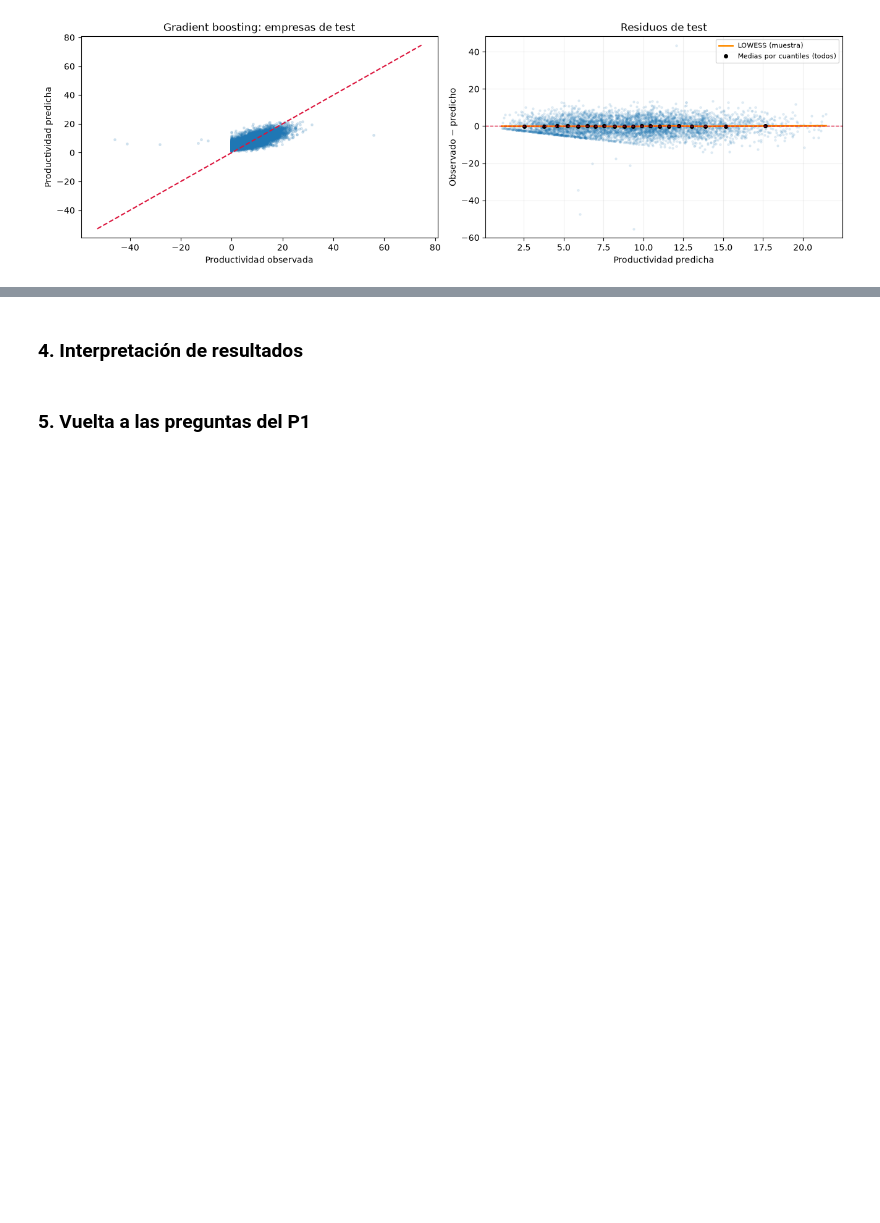
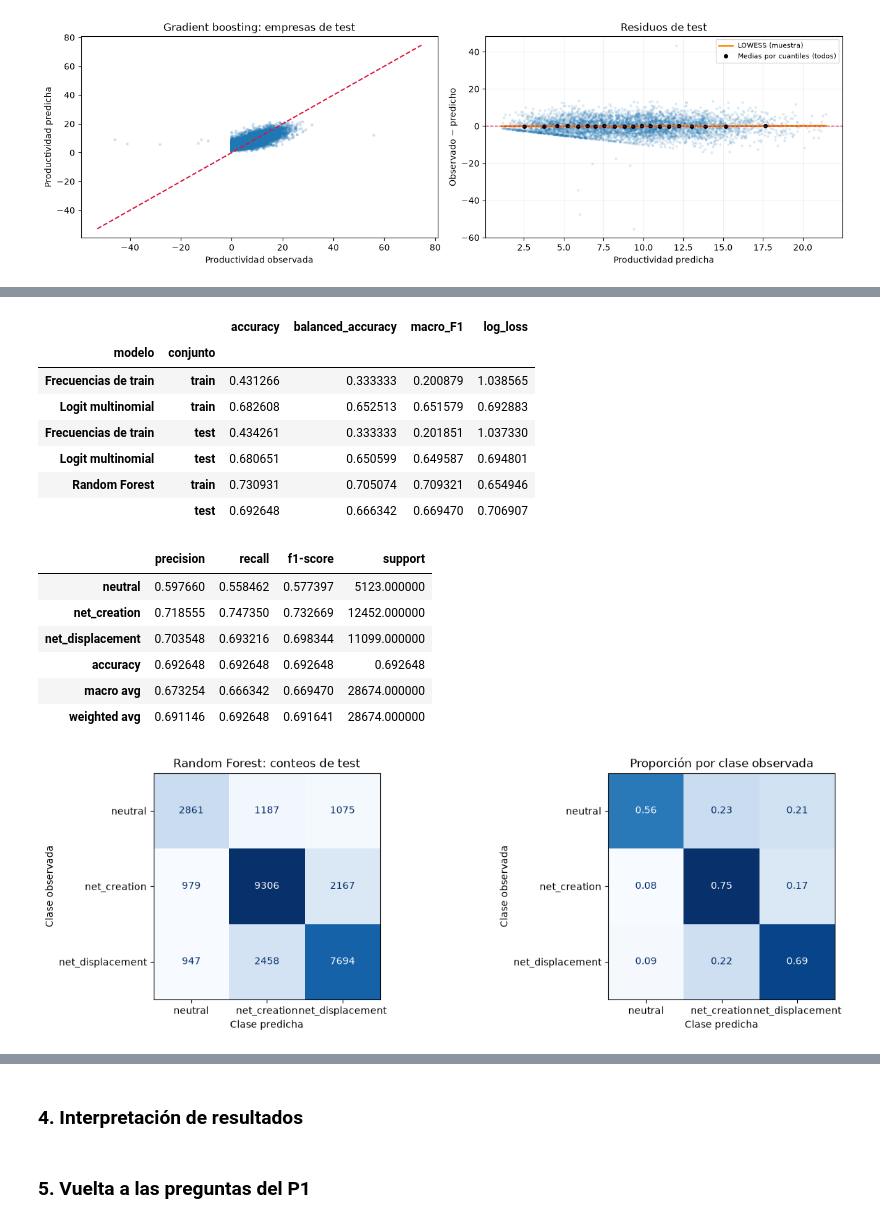
Before and after one commit to Ericsig/DiploDatos, a Jupyter notebook: notebook/modelado.ipynb, the cells around one changed output, grey strips where cells are left out. Drawn from its saved outputs; the diff is of its cells as text; code cells hidden in the pictures; blank space fills up the shorter version.

```diff
--- a/notebook/modelado.ipynb
+++ b/notebook/modelado.ipynb
@@ -1113,0 +1515,61 @@ La evaluación corresponde a empresas nuevas en períodos representados por trai
+# %%
+# sklearn ordena las clases alfabéticamente; reordenamos las probabilidades
+# al orden explícito de H3 antes de compararlas con las del multinomial.
+orden_prob_h3_rf = [list(modelo_h3_rf.classes_).index(c) for c in clases_h3_rf]
+predicciones_h3_rf = {}
+filas_metricas_h3_rf = []
+for conjunto, X, y in [('train', X_train_h3_rf, y_train_h3_rf),
+                      ('test', X_test_h3_rf, y_test_h3_rf)]:
+    with threadpool_limits(limits=2):
+        p = modelo_h3_rf.predict_proba(X)[:, orden_prob_h3_rf]
+    assert p.shape == (len(y), 3) and np.isfinite(p).all()
+    assert ((p >= 0) & (p <= 1)).all()
+    np.testing.assert_allclose(p.sum(axis=1), 1.0, atol=1e-10)
+    predicciones_h3_rf[conjunto] = pd.DataFrame(p, index=X.index, columns=clases_h3_rf)
+    pred = np.asarray(clases_h3_rf)[p.argmax(axis=1)]
+    y_codigo = y.map({c: j for j, c in enumerate(clases_h3_rf)}).astype(int)
+    filas_metricas_h3_rf.append({
+        'modelo': 'Random Forest', 'conjunto': conjunto,
+        'accuracy': accuracy_score(y, pred),
+        'balanced_accuracy': balanced_accuracy_score(y, pred),
+        'macro_F1': f1_score(y, pred, labels=clases_h3_rf, average='macro', zero_division=0),
+        'log_loss': log_loss(y_codigo, p, labels=range(3)),
+    })
+    assert predicciones_h3_rf[conjunto].index.equals(predicciones_h3_mnl[conjunto].index)
+metricas_h3_rf = pd.DataFrame(filas_metricas_h3_rf).set_index(['modelo', 'conjunto'])
+comparacion_h3_clasificadores = pd.concat([metricas_h3_mnl, metricas_h3_rf])
+display(comparacion_h3_clasificadores)
+pred_test_h3_rf = predicciones_h3_rf['test'].idxmax(axis=1)
+reporte_h3_rf = pd.DataFrame(classification_report(
+    y_test_h3_rf, pred_test_h3_rf, labels=clases_h3_rf,
+    output_dict=True, zero_division=0,
+)).T
+display(reporte_h3_rf)
+fig, axes = plt.subplots(1, 2, figsize=(13, 4), constrained_layout=True)
+for ax, normalizar, titulo in zip(
+    axes, [None, 'true'], ['Random Forest: conteos de test', 'Proporción por clase observada'],
+):
+    ConfusionMatrixDisplay.from_predictions(
+        y_test_h3_rf, pred_test_h3_rf, labels=clases_h3_rf,
+        normalize=normalizar, values_format='d' if normalizar is None else '.2f',
+        ax=ax, colorbar=False, cmap='Blues',
+    )
+    ax.set(title=titulo, xlabel='Clase predicha', ylabel='Clase observada')
+plt.show()
+# %% [output]
+|  |  | accuracy | balanced_accuracy | macro_F1 | log_loss |
+| modelo | conjunto |  |  |  |  |
+| Frecuencias de train | train | 0.431266 | 0.333333 | 0.200879 | 1.038565 |
+| Logit multinomial | train | 0.682608 | 0.652513 | 0.651579 | 0.692883 |
+| Frecuencias de train | test | 0.434261 | 0.333333 | 0.201851 | 1.037330 |
+| Logit multinomial | test | 0.680651 | 0.650599 | 0.649587 | 0.694801 |
+| Random Forest | train | 0.730931 | 0.705074 | 0.709321 | 0.654946 |
+|  | test | 0.692648 | 0.666342 | 0.669470 | 0.706907 |
+|  | precision | recall | f1-score | support |
+| neutral | 0.597660 | 0.558462 | 0.577397 | 5123.000000 |
+| net_creation | 0.718555 | 0.747350 | 0.732669 | 12452.000000 |
+| net_displacement | 0.703548 | 0.693216 | 0.698344 | 11099.000000 |
+| accuracy | 0.692648 | 0.692648 | 0.692648 | 0.692648 |
+| macro avg | 0.673254 | 0.666342 | 0.669470 | 28674.000000 |
+| weighted avg | 0.691146 | 0.692648 | 0.691641 | 28674.000000 |
+[figure, added]
```
Also changed, not shown: parts of 44 cells of this notebook.
